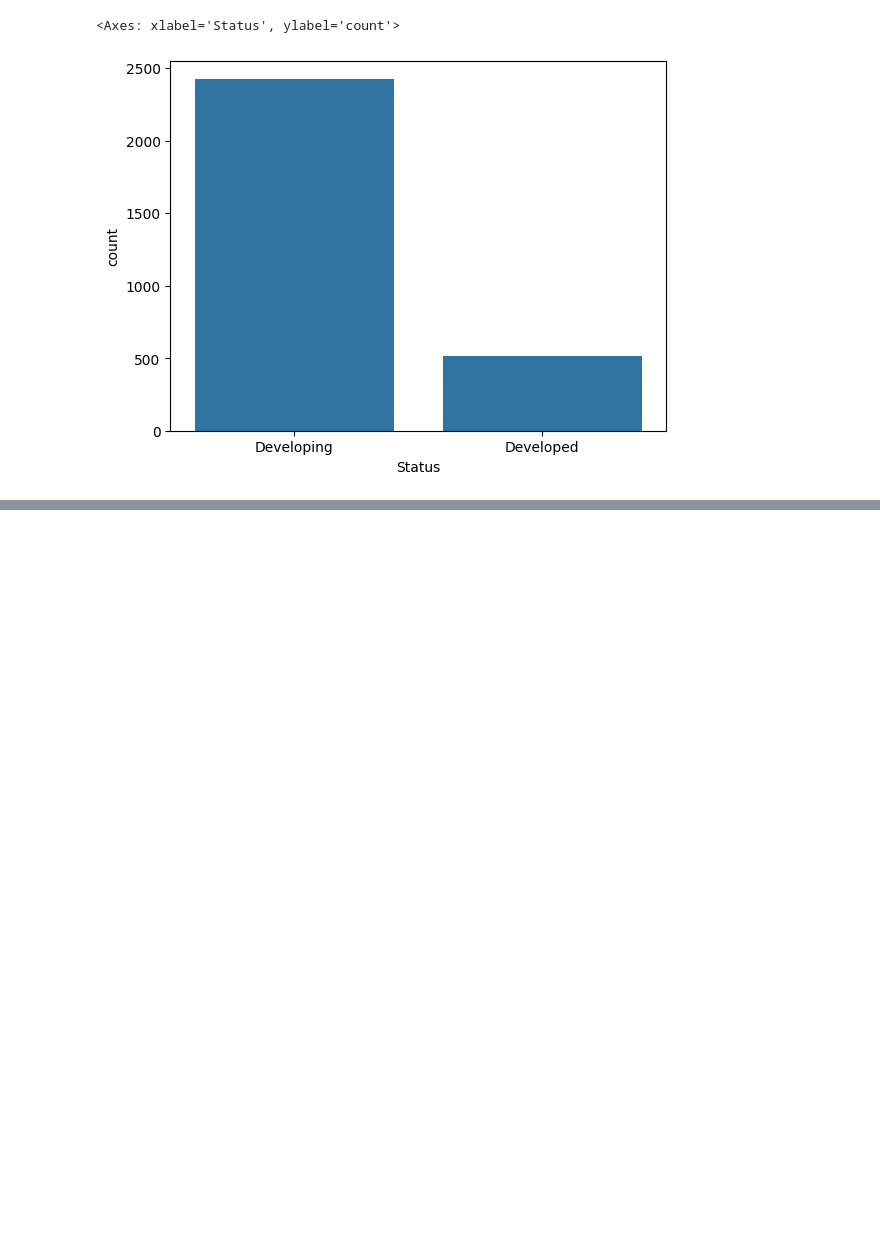
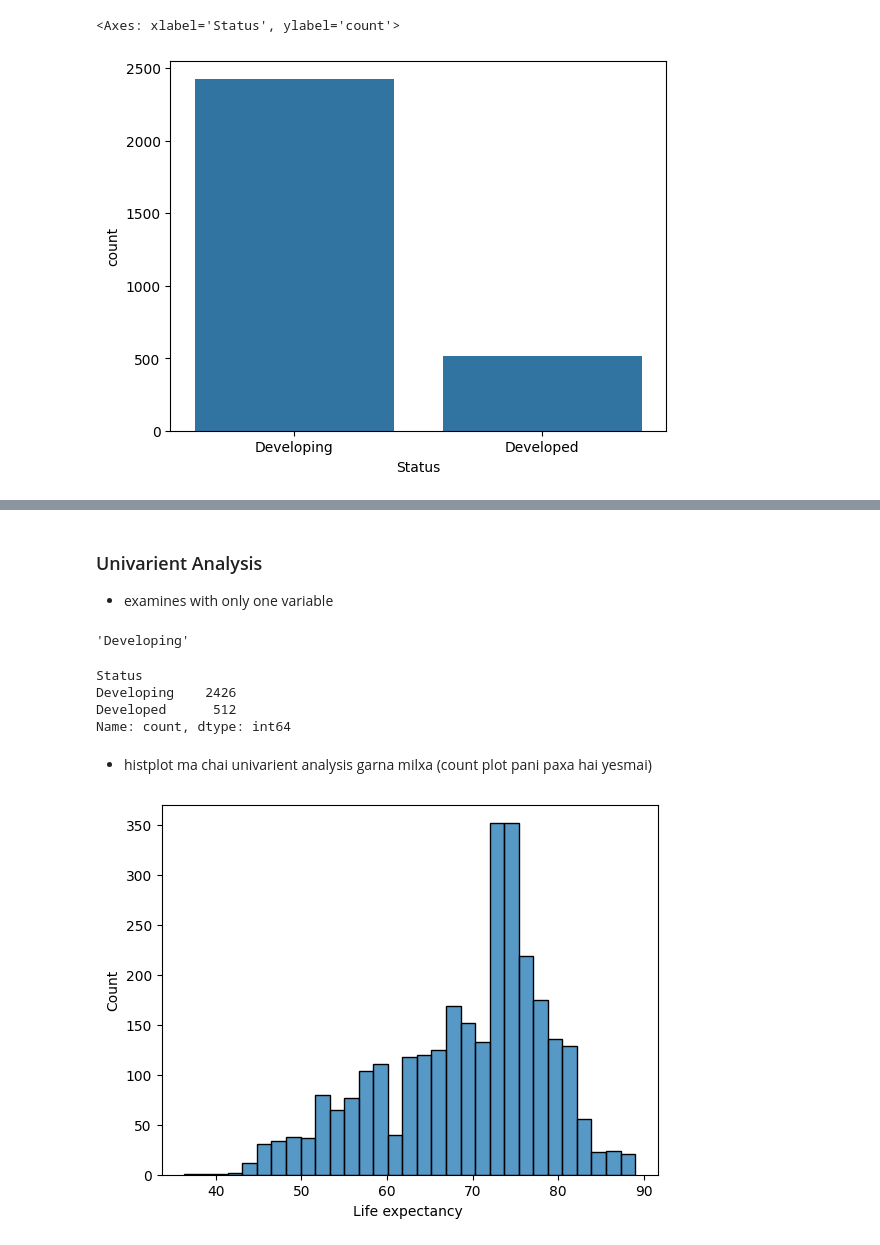
Before and after one commit to itsmeankeet/MachineLearning, a Jupyter notebook: day3/data_analysis/life_excpect/lifeexcept.ipynb, the cells around one changed output, grey strips where cells are left out. Cells and saved outputs as stored; diff of their text form; code cells hidden in the pictures; blank space fills up the shorter version.

```diff
--- a/day3/data_analysis/life_excpect/lifeexcept.ipynb
+++ b/day3/data_analysis/life_excpect/lifeexcept.ipynb
@@ -328,0 +336,23 @@ plt.show()
+# %% [markdown]
+### Univarient Analysis
+- examines with only one variable
+# %%
+df['Status'].mode()[0]
+#countplot haru pani univalent ho hai
+#mode chai categorical data rw string ko lahi use hunxa
+# %% [output]
+'Developing'
+# %%
+df['Status'].value_counts()
+# %% [output]
+Status
+Developing    2426
+Developed      512
+Name: count, dtype: int64
+# %% [markdown]
+- histplot ma chai univarient analysis garna milxa (count plot pani paxa hai yesmai)
+# %%
+sns.histplot(data = df, x = 'Life expectancy ')
+plt.show()
+# %% [output]
+[figure, added]
```
Also changed, not shown: parts of 95 cells of this notebook, 2 other files.
